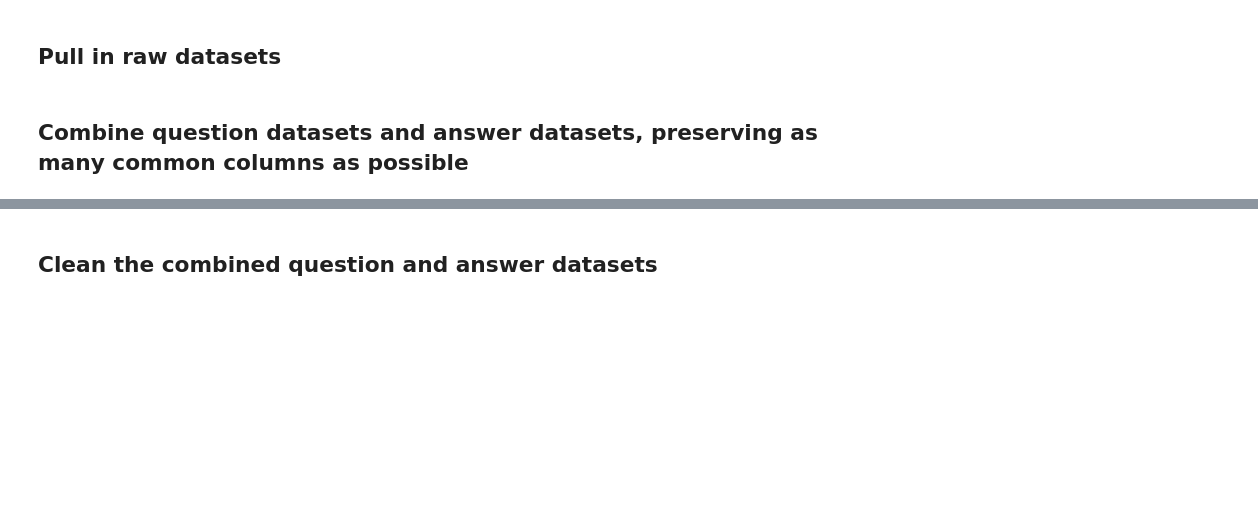
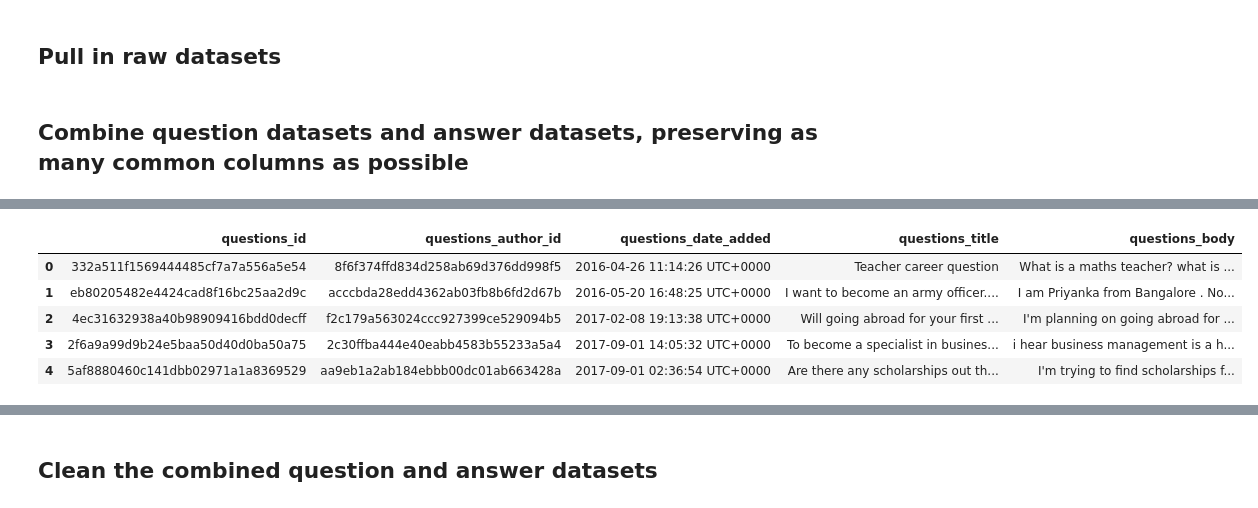
Before and after one commit to graceyqlin/Recommendation_System_Career_Advice, a Jupyter notebook: 2_data_compilation_preprocessing/career_advice_compilation.ipynb, the cells around one changed output, grey strips where cells are left out. Drawn from its saved outputs; the diff is of its cells as text; code cells hidden in the pictures; blank space fills up the shorter version.

```diff
--- a/2_data_compilation_preprocessing/career_advice_compilation.ipynb
+++ b/2_data_compilation_preprocessing/career_advice_compilation.ipynb
@@ -33,0 +34,9 @@ ques_reddit.head()
+# %%
+q.head()
+# %% [output]
+|  | questions_id | questions_author_id | questions_date_added | questions_title | questions_body |
+| 0 | 332a511f1569444485cf7a7a556a5e54 | 8f6f374ffd834d258ab69d376dd998f5 | 2016-04-26 11:14:26 UTC+0000 | Teacher career question | What is a maths teacher? what is ... |
+| 1 | eb80205482e4424cad8f16bc25aa2d9c | acccbda28edd4362ab03fb8b6fd2d67b | 2016-05-20 16:48:25 UTC+0000 | I want to become an army officer.... | I am Priyanka from Bangalore . No... |
+| 2 | 4ec31632938a40b98909416bdd0decff | f2c179a563024ccc927399ce529094b5 | 2017-02-08 19:13:38 UTC+0000 | Will going abroad for your first ... | I'm planning on going abroad for ... |
+| 3 | 2f6a9a99d9b24e5baa50d40d0ba50a75 | 2c30ffba444e40eabb4583b55233a5a4 | 2017-09-01 14:05:32 UTC+0000 | To become a specialist in busines... | i hear business management is a h... |
+| 4 | 5af8880460c141dbb02971a1a8369529 | aa9eb1a2ab184ebbb00dc01ab663428a | 2017-09-01 02:36:54 UTC+0000 | Are there any scholarships out th... | I'm trying to find scholarships f... |
```
Also changed, not shown: parts of 19 cells of this notebook, 2 other files.
